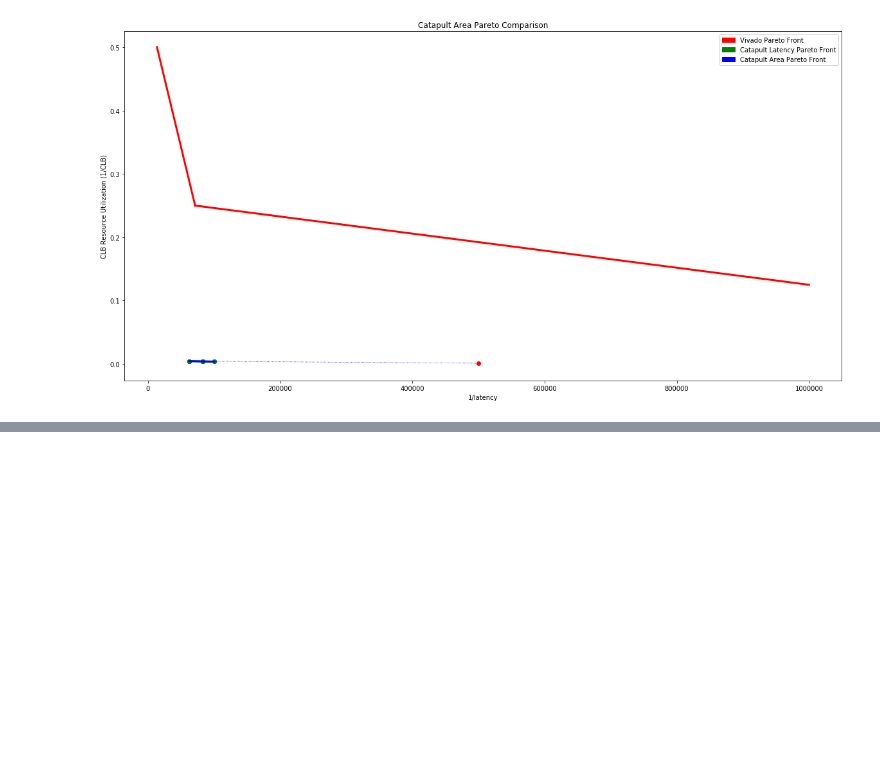
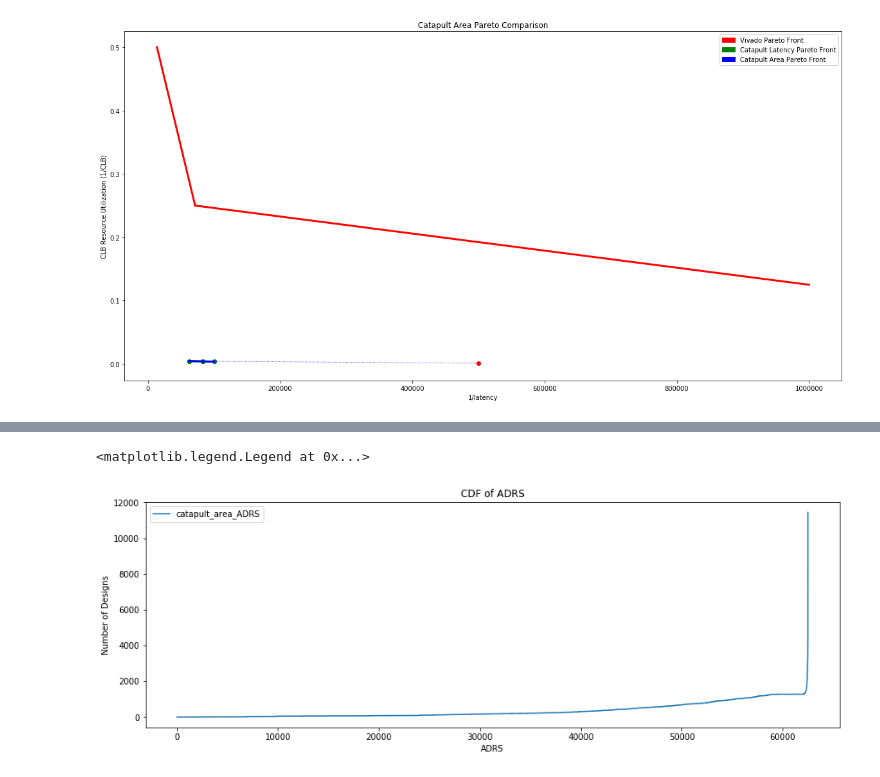
Before and after one commit to KastnerRG/Spector-HLS, a Jupyter notebook: mergesort/results/postproc/mergesort_postproc.ipynb, the cells around one changed output, grey strips where cells are left out. Cells and saved outputs as stored; diff of their text form; code cells hidden in the pictures; blank space fills up the shorter version.

```diff
--- a/mergesort/results/postproc/mergesort_postproc.ipynb
+++ b/mergesort/results/postproc/mergesort_postproc.ipynb
@@ -521,0 +603,28 @@ Text(0, 0.5, 'CLB Resource Utilization (1/CLB)')
+# %%
+
+
+c_area_adrs=[]
+for index,row in c_areadfx_copy.iterrows():
+    min_val=100000000000
+    for i in range(len(y_pareto3_index)):
+        a=euclid(1/row['obj1'],y_pareto3[i][0],1/row['obj2'],y_pareto3[i][1])
+        if a<min_val:
+            min_val=a
+    c_area_adrs.append(min_val)
+
+
+
+sorted_c_area_adrs=np.sort(c_area_adrs)
+
+
+plt.figure(figsize=(15, 5))
+plt.step(np.concatenate([sorted_c_area_adrs, sorted_c_area_adrs[[-1]]]),np.arange(sorted_c_area_adrs.size+1),label='catapult_area_ADRS')
+plt.xlabel('ADRS')
+plt.ylabel('Number of Designs')
+plt.title('CDF of ADRS')
+
+
+plt.legend()
+# %% [output]
+<matplotlib.legend.Legend at 0x...>
+[figure, added]
```
Also changed, not shown: parts of 5 cells of this notebook, 3 other files.
